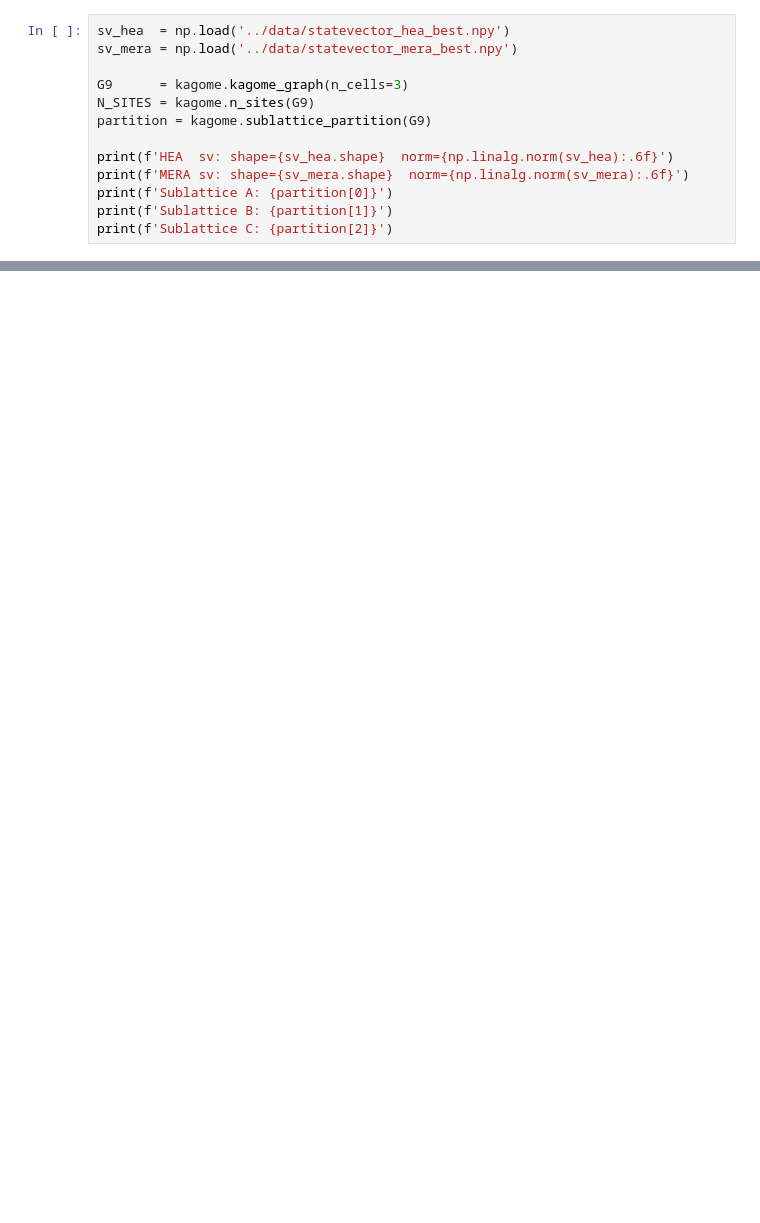
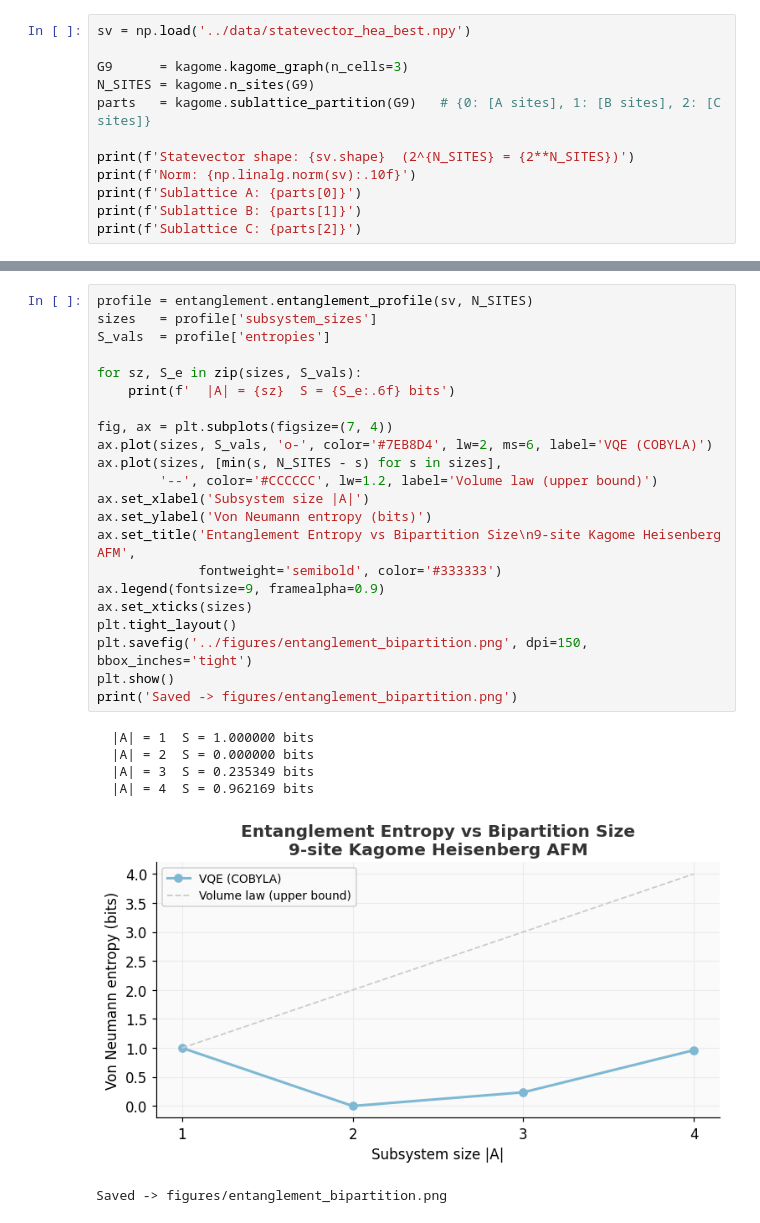
Before and after one commit to ARPAQLS/spinq-vqe, a Jupyter notebook: notebooks/03_entanglement.ipynb, the cells around one changed output, grey strips where cells are left out. Cells and saved outputs as stored; diff of their text form; blank space fills up the shorter version.

```diff
--- a/notebooks/03_entanglement.ipynb
+++ b/notebooks/03_entanglement.ipynb
@@ -46,13 +52,12 @@ print('PennyLane', qp.__version__)
 # %%
-sv_hea  = np.load('../data/statevector_hea_best.npy')
-sv_mera = np.load('../data/statevector_mera_best.npy')
+sv = np.load('../data/statevector_hea_best.npy')
 
 G9      = kagome.kagome_graph(n_cells=3)
 N_SITES = kagome.n_sites(G9)
-partition = kagome.sublattice_partition(G9)
+parts   = kagome.sublattice_partition(G9)   # {0: [A sites], 1: [B sites], 2: [C sites]}
 
-print(f'HEA  sv: shape={sv_hea.shape}  norm={np.linalg.norm(sv_hea):.6f}')
-print(f'MERA sv: shape={sv_mera.shape}  norm={np.linalg.norm(sv_mera):.6f}')
-print(f'Sublattice A: {partition[0]}')
-print(f'Sublattice B: {partition[1]}')
-print(f'Sublattice C: {partition[2]}')
+print(f'Statevector shape: {sv.shape}  (2^{N_SITES} = {2**N_SITES})')
+print(f'Norm: {np.linalg.norm(sv):.10f}')
+print(f'Sublattice A: {parts[0]}')
+print(f'Sublattice B: {parts[1]}')
+print(f'Sublattice C: {parts[2]}')
@@ -190,0 +103,29 @@ print('Saved → figures/single_site_entropy.png')
+# %%
+profile = entanglement.entanglement_profile(sv, N_SITES)
+sizes   = profile['subsystem_sizes']
+S_vals  = profile['entropies']
+
+for sz, S_e in zip(sizes, S_vals):
+    print(f'  |A| = {sz}  S = {S_e:.6f} bits')
+
+fig, ax = plt.subplots(figsize=(7, 4))
+ax.plot(sizes, S_vals, 'o-', color='#7EB8D4', lw=2, ms=6, label='VQE (COBYLA)')
+ax.plot(sizes, [min(s, N_SITES - s) for s in sizes],
+        '--', color='#CCCCCC', lw=1.2, label='Volume law (upper bound)')
+ax.set_xlabel('Subsystem size |A|')
+ax.set_ylabel('Von Neumann entropy (bits)')
+ax.set_title('Entanglement Entropy vs Bipartition Size\n9-site Kagome Heisenberg AFM',
+             fontweight='semibold', color='#333333')
+ax.legend(fontsize=9, framealpha=0.9)
+ax.set_xticks(sizes)
+plt.tight_layout()
+plt.savefig('../figures/entanglement_bipartition.png', dpi=150, bbox_inches='tight')
+plt.show()
+print('Saved -> figures/entanglement_bipartition.png')
+# %% [output]
+  |A| = 1  S = 1.000000 bits
+  |A| = 2  S = 0.000000 bits
+  |A| = 3  S = 0.235349 bits
+  |A| = 4  S = 0.962169 bits
+[figure, added]
+Saved -> figures/entanglement_bipartition.png
```
Also changed, not shown: parts of 24 cells of this notebook, 3 other files.
